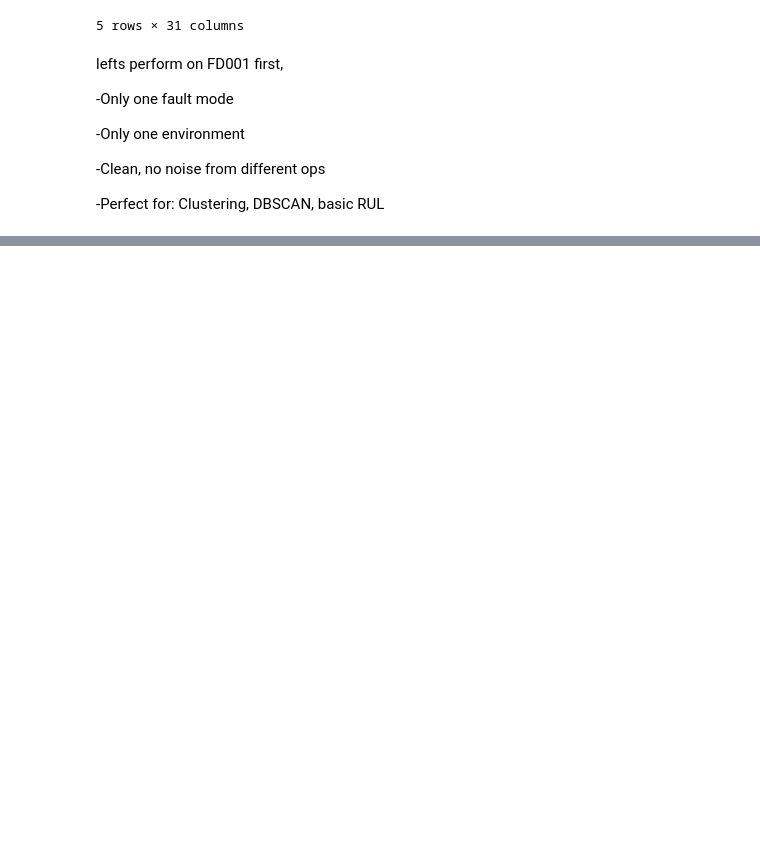
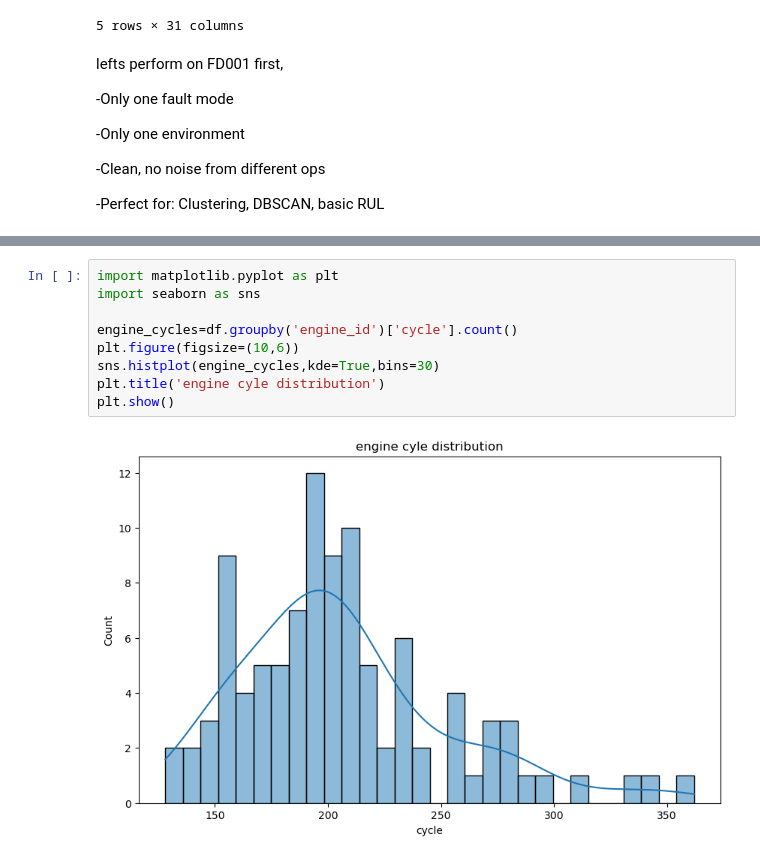
Before and after one commit to sarfraspc/Engine-Anomaly-Radar, a Jupyter notebook: notebook/notebook.ipynb, the cells around one changed output, grey strips where cells are left out. Drawn from its saved outputs; the diff is of its cells as text; blank space fills up the shorter version.

```diff
--- a/notebook/notebook.ipynb
+++ b/notebook/notebook.ipynb
@@ -80,0 +114,11 @@ lefts perform on FD001 first,
+# %%
+import matplotlib.pyplot as plt
+import seaborn as sns
+
+engine_cycles=df.groupby('engine_id')['cycle'].count()
+plt.figure(figsize=(10,6))
+sns.histplot(engine_cycles,kde=True,bins=30)
+plt.title('engine cyle distribution')
+plt.show()
+# %% [output]
+[figure, added]
```
Also changed, not shown: parts of 3 cells of this notebook, 1 other file.
